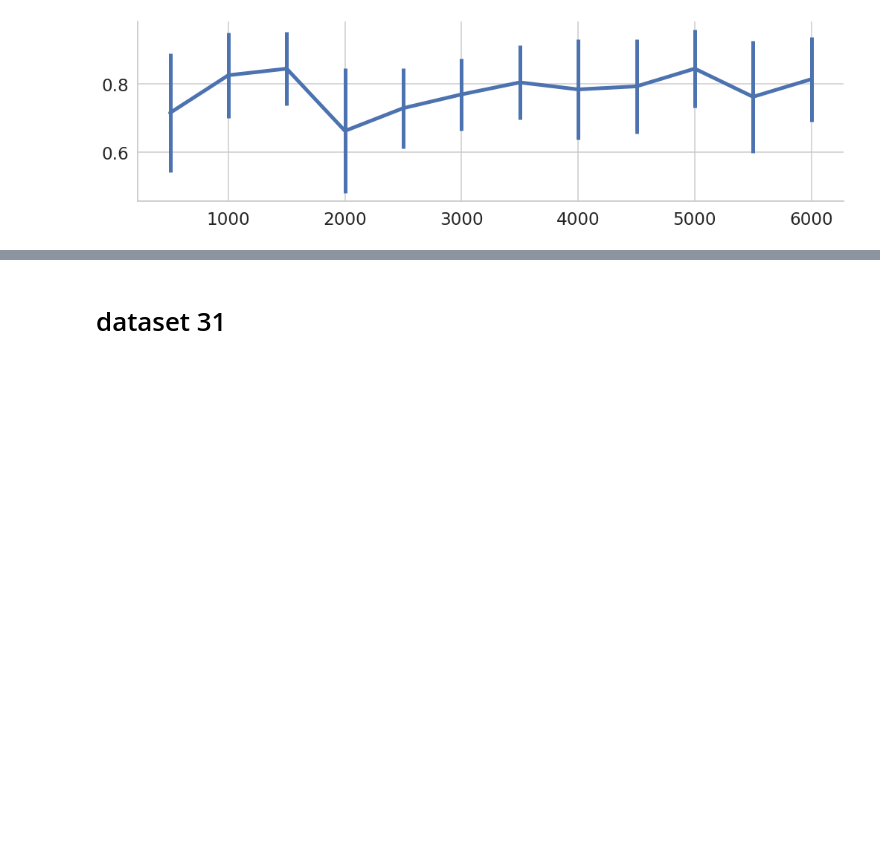
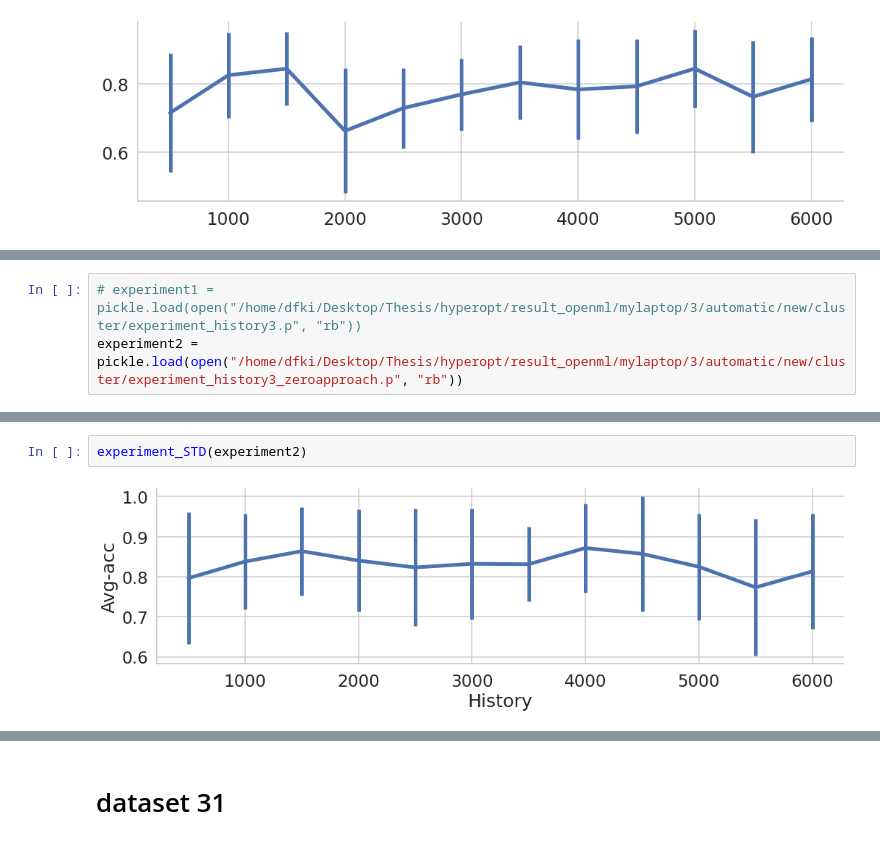
Before and after one commit to Milad-abbaszadeh/hyperopt, a Jupyter notebook: ipythons/Result_in_all_datasets.ipynb, the cells around one changed output, grey strips where cells are left out. Cells and saved outputs as stored; diff of their text form; blank space fills up the shorter version.

```diff
--- a/ipythons/Result_in_all_datasets.ipynb
+++ b/ipythons/Result_in_all_datasets.ipynb
@@ -294,0 +331,3 @@ ax.set(xlabel="", ylabel="")
+# %%
+# experiment1 = pickle.load(open("/home/dfki/Desktop/Thesis/hyperopt/result_openml/mylaptop/3/automatic/new/cluster/experiment_history3.p", "rb"))
+experiment2 = pickle.load(open("/home/dfki/Desktop/Thesis/hyperopt/result_openml/mylaptop/3/automatic/new/cluster/experiment_history3_zeroapproach.p", "rb"))
@@ -294,0 +365,4 @@ ax.set(xlabel="", ylabel="")
+# %%
+experiment_STD(experiment2)
+# %% [output]
+[figure, added]
```
Also changed, not shown: parts of 26 cells of this notebook, 48 other files.
